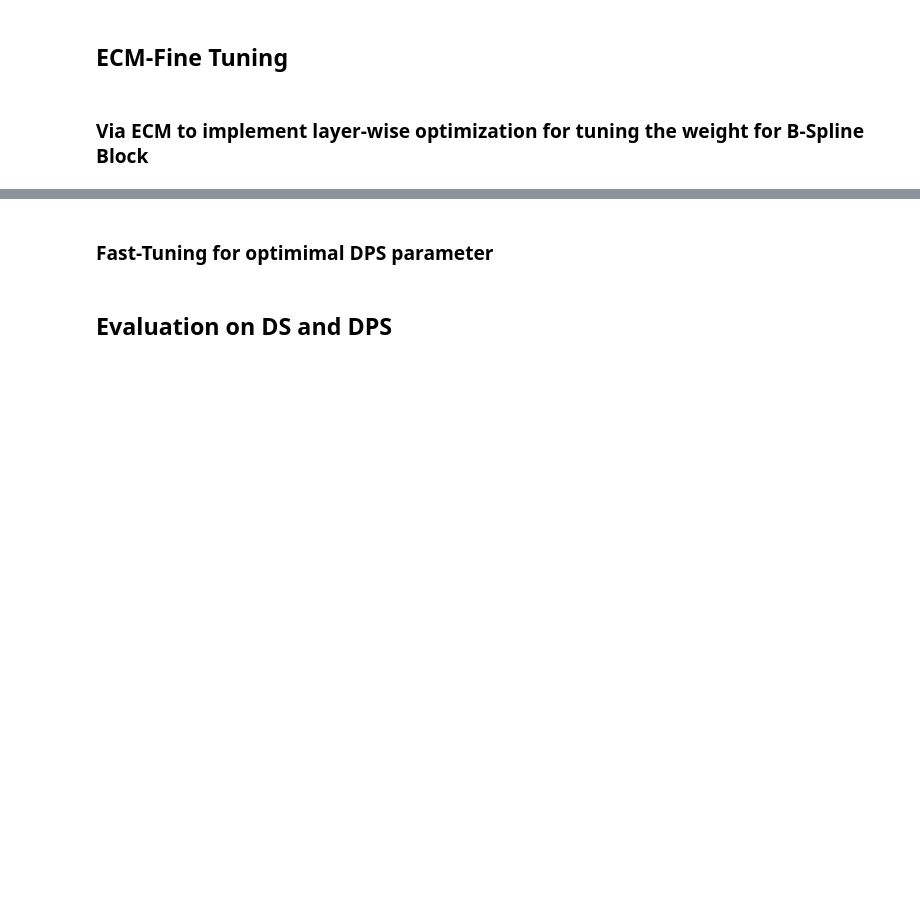
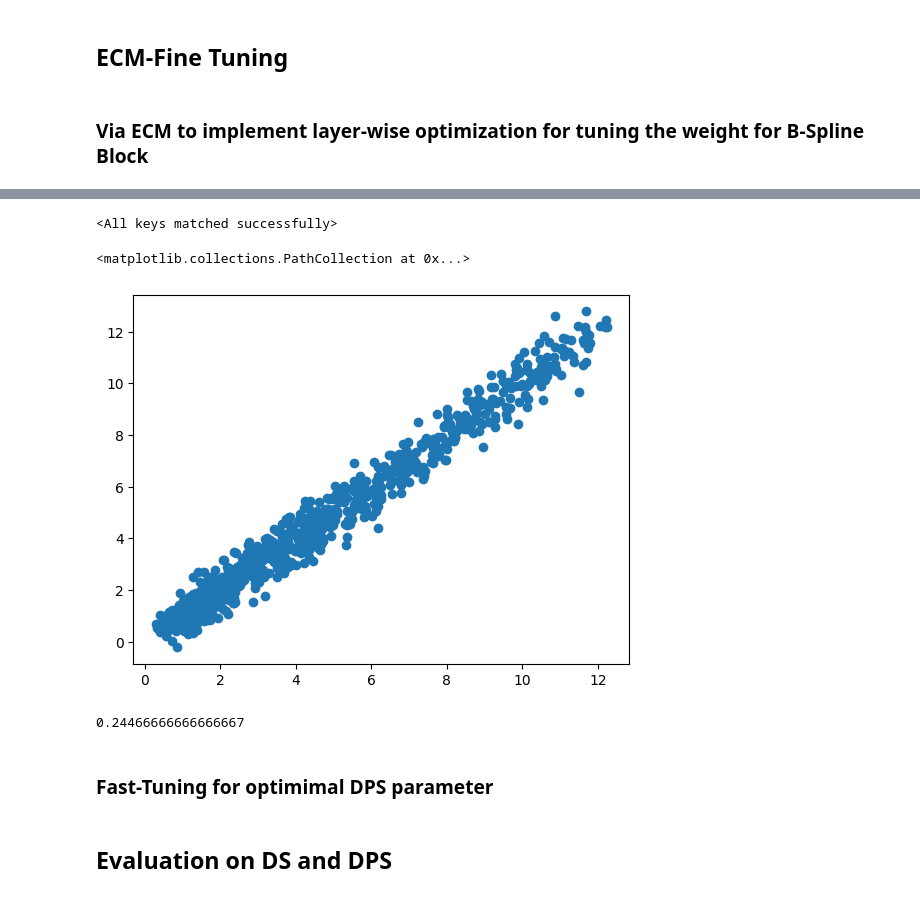
Before and after one commit to ythung85/DPSpline, a Jupyter notebook: DPS_JASA_v2.ipynb, the cells around one changed output, grey strips where cells are left out. Saved outputs shown, nothing was run; the diff lists cells and outputs as text; code cells hidden in the pictures; blank space fills up the shorter version.

```diff
--- a/DPS_JASA_v2.ipynb
+++ b/DPS_JASA_v2.ipynb
@@ -296,6 +296,9 @@ class DPS(nn.Module):
         bs_block_out = {}
         bs_spline_weight = {}
         bs_spline_value = {}
+        bs_spline_bias = {}
+
+        _ = self(x)
 
         def get_activation(name):
             def hook(model, input, output):
@@ -309,6 +312,7 @@ class DPS(nn.Module):
             elif 'block.BSL' in name:
                 bs_spline_value[name] = layer.inter['basic'].detach()
                 bs_spline_weight[name] = layer.control_p.detach()
+                bs_spline_bias[name] = layer.bias.detach()
         # Run forward pass (triggers hooks)
         _ = self(x)
 
@@ -319,8 +323,8 @@ class DPS(nn.Module):
         ecm_para['basic'] = torch.stack(list(bs_block_out.values()), dim=0)
         ecm_para['ebasic'] = torch.stack(list(bs_spline_value.values()), dim=0)
         ecm_para['wbasic'] = torch.stack(list(bs_spline_weight.values()), dim=0)
-
-        del bs_block_out, bs_spline_weight, bs_spline_value
+        ecm_para['bbasic'] = torch.stack(list(bs_spline_bias.values()), dim=0)
+        del bs_block_out, bs_spline_weight, bs_spline_value, bs_spline_bias
 
         return ecm_para
 
@@ -329,7 +333,7 @@ class DPS(nn.Module):
 # %% [markdown]
 ## Data Preprocessing
 # %%
-ntrain = 1000; ntest = 2500; ndim = 10; ndf = 1; nk = 15; nm = 50; Fout = 1
+ntrain = 800; ntest = 2500; ndim = 2; ndf = 1; nk = 15; nm = 50; Fout = 1
 Dtype = 'A'
 data = {}
 torch.manual_seed(0)
@@ -436,4 +433,14 @@ tensor([0.2288, 0.2560])
 # %%
 DeepPS = DPS(input_dim = ndim, degree = 3, num_knots = nk, num_neurons = nm, num_bsl = 2, output_dim = Fout, bias = True).to(device)
 DeepPS.load_state_dict(torch.load( './EXA'+str(X_train.size()[0])+'h'+str(nm)+'k'+str(nk)+'data'+str(d+1), weights_only = True))
-DPSy = DeepPS(X_train)
+
+#DPSy = DeepPS(X_train)
+#ECM_para = DeepPS.get_para_ecm(X_train)
+#ECM_Lambda = ECM(ECM_para, initial_xi = 1, initial_sigma = 1, initial_lambda = 1e-4)
+# %% [output]
+<All keys matched successfully>
+# %%
+plt.scatter(DeepPS(X_train).detach().numpy(), y_train.detach().numpy())
+# %% [output]
+<matplotlib.collections.PathCollection at 0x...>
+[figure, added]
@@ -440,3 +536,22 @@ DPSy = DeepPS(X_train)
+# %%
+## Initialization
+model = DPS(input_dim = ndim, degree = 3, num_knots = nk, num_neurons = nm, num_bsl = 2, output_dim = Fout, bias = True).to(device)
+model.load_state_dict(torch.load( './EXA'+str(X_train.size()[0])+'h'+str(nm)+'k'+str(nk)+'data'+str(d+1), weights_only = True))
+
+BestGCV = 9999
+for i in range(10):
+    _ = model(X_train)
+    ECM_para = model.get_para_ecm(X_train)
+    ECM_Lambda = ECM(ECM_para, initial_xi = 1, initial_sigma = 1, initial_lambda = 1e-4)
+
+    print('Lambda: ', ECM_Lambda)
+    model, GCV = ECM_layersise_update(model, ECM_para, ECM_Lambda, X_train, y_train)
+
+    if GCV < BestGCV:
+        BestLambda = ECM_Lambda
+        BestGCV = GCV
+# %% [output]
+0.24466666666666667
 # %% [markdown]
 ### Fast-Tuning for optimimal DPS parameter
 # %% [markdown]
```
Also changed, not shown: parts of 6 cells of this notebook, 3 other files.
